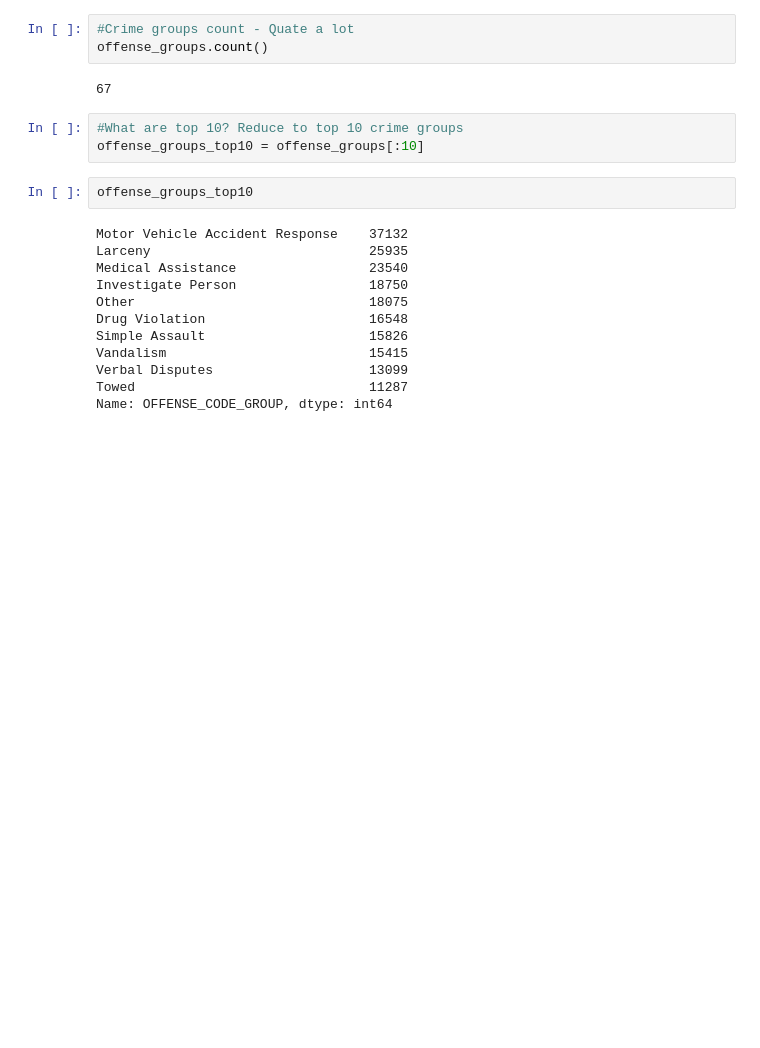
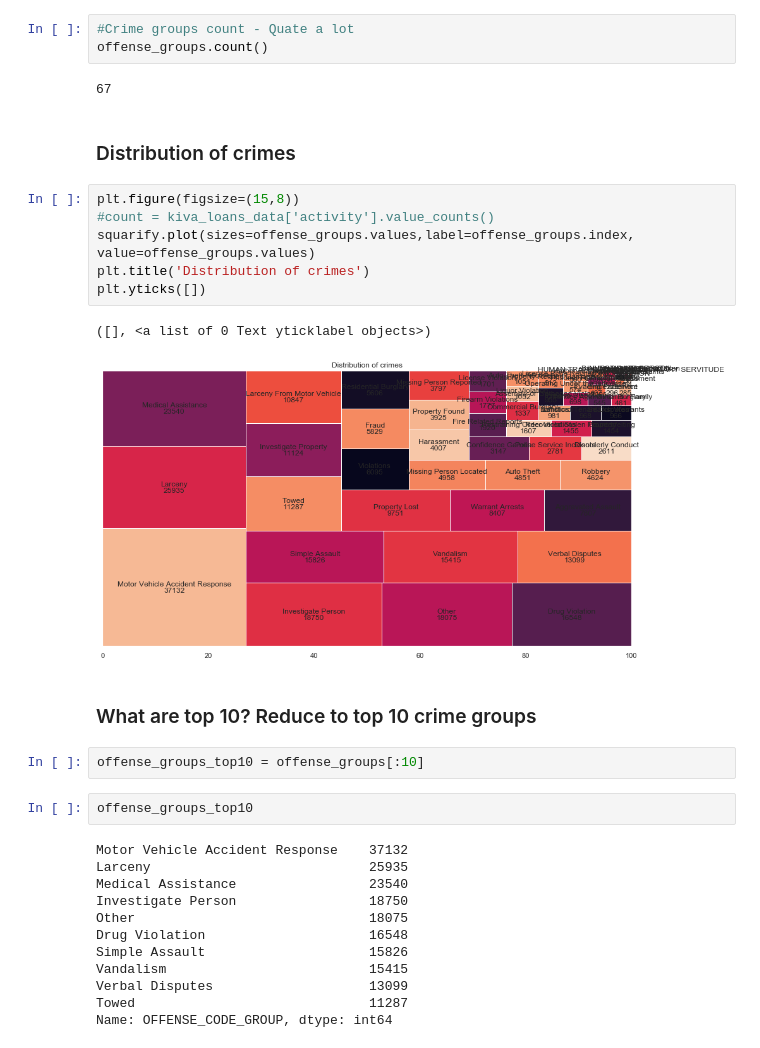
Before and after one commit to ValdemarQ/boston-crimes, a Jupyter notebook: Project 2 - Working with data, pandas & graphs.ipynb, the cells around one changed output. Saved outputs shown, nothing was run; the diff lists cells and outputs as text; blank space fills up the shorter version.

```diff
--- a/Project 2 - Working with data, pandas & graphs.ipynb
+++ b/Project 2 - Working with data, pandas & graphs.ipynb
@@ -114,9 +114,21 @@ offense_groups = crimes['OFFENSE_CODE_GROUP'].value_counts()
 offense_groups.count()
 # %% [output]
 67
-# %%
-#What are top 10? Reduce to top 10 crime groups
-offense_groups_top10 = offense_groups[:10]
+# %% [markdown]
+### Distribution of crimes
+# %%
+plt.figure(figsize=(15,8))
+#count = kiva_loans_data['activity'].value_counts()
+squarify.plot(sizes=offense_groups.values,label=offense_groups.index, value=offense_groups.values)
+plt.title('Distribution of crimes')
+plt.yticks([])
+# %% [output]
+([], <a list of 0 Text yticklabel objects>)
+[figure, added]
+# %% [markdown]
+### What are top 10? Reduce to top 10 crime groups
+# %%
+offense_groups_top10 = offense_groups[:10]
 # %%
 offense_groups_top10
 # %% [output]
```
Also changed, not shown: parts of 27 cells of this notebook.
